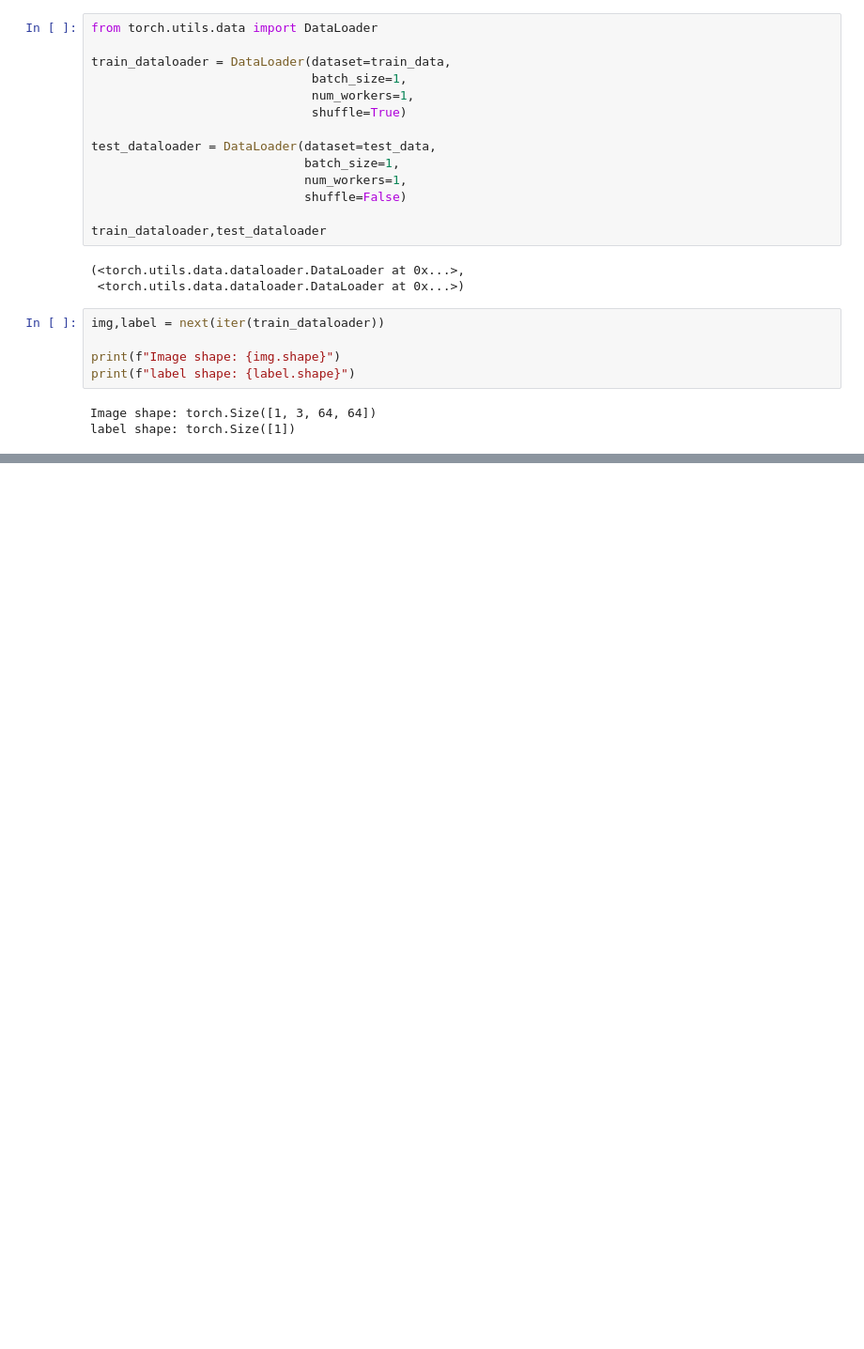
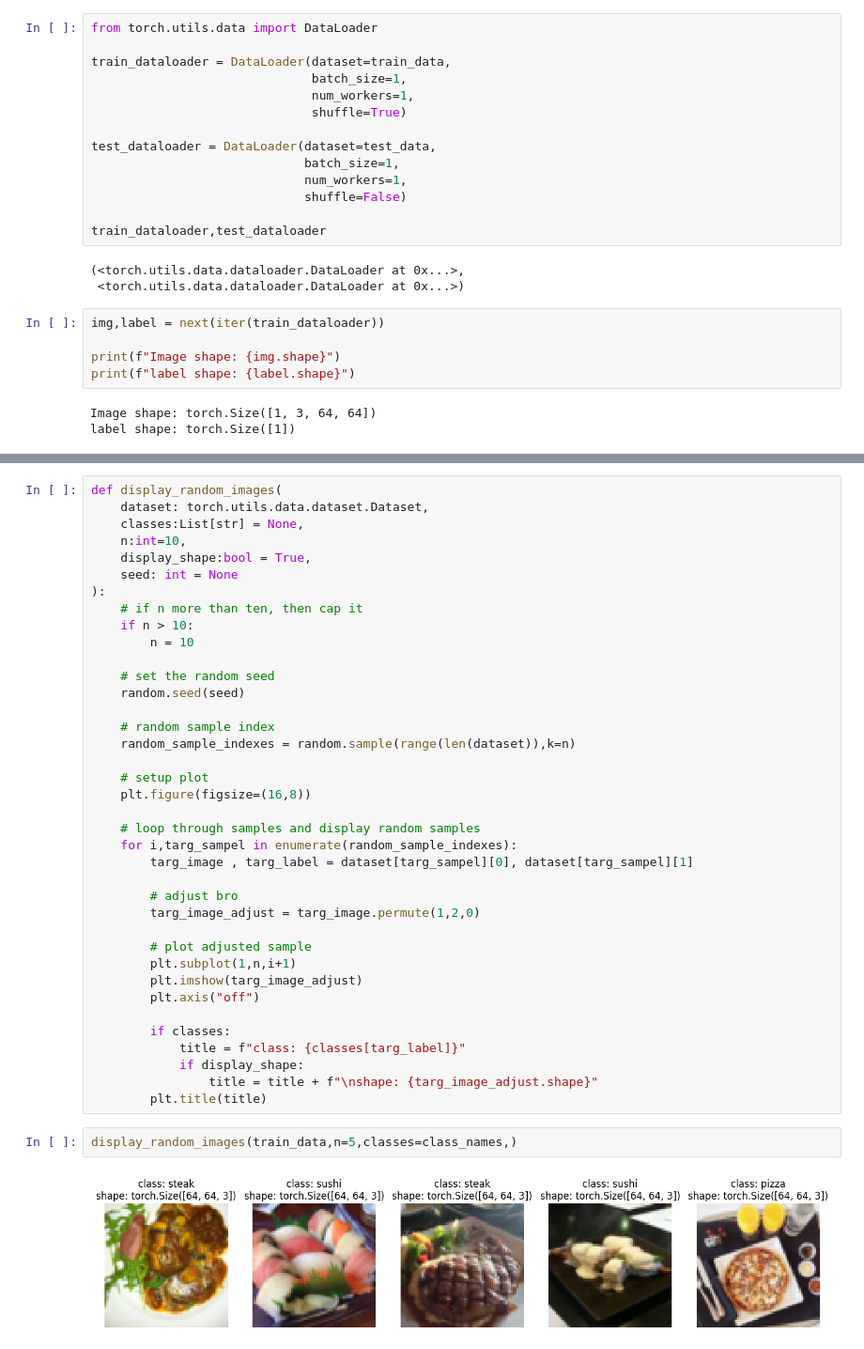
Before and after one commit to Rayya12/pytorch-Learning-with-mrdbourke, a Jupyter notebook: customDataset/main.ipynb, the cells around one changed output, grey strips where cells are left out. Shown at 94% size. Saved outputs shown, nothing was run; the diff lists cells and outputs as text; blank space fills up the shorter version.

Commit message:
dataset custom done and data loader also

```diff
--- a/customDataset/main.ipynb
+++ b/customDataset/main.ipynb
@@ -307,0 +457,42 @@ label shape: torch.Size([1])
+# %%
+def display_random_images(
+    dataset: torch.utils.data.dataset.Dataset,
+    classes:List[str] = None,
+    n:int=10,
+    display_shape:bool = True,
+    seed: int = None
+):
+    # if n more than ten, then cap it
+    if n > 10:
+        n = 10
+
+    # set the random seed
+    random.seed(seed)
+
+    # random sample index
+    random_sample_indexes = random.sample(range(len(dataset)),k=n)
+
+    # setup plot
+    plt.figure(figsize=(16,8))
+
+    # loop through samples and display random samples
+    for i,targ_sampel in enumerate(random_sample_indexes):
+        targ_image , targ_label = dataset[targ_sampel][0], dataset[targ_sampel][1]
+
+        # adjust bro
+        targ_image_adjust = targ_image.permute(1,2,0)
+
+        # plot adjusted sample
+        plt.subplot(1,n,i+1)
+        plt.imshow(targ_image_adjust)
+        plt.axis("off")
+
+        if classes:
+            title = f"class: {classes[targ_label]}"
+            if display_shape:
+                title = title + f"\nshape: {targ_image_adjust.shape}"
+        plt.title(title)
+# %%
+display_random_images(train_data,n=5,classes=class_names,)
+# %% [output]
+[figure, added]
```
Also changed, not shown: parts of 20 cells of this notebook.
